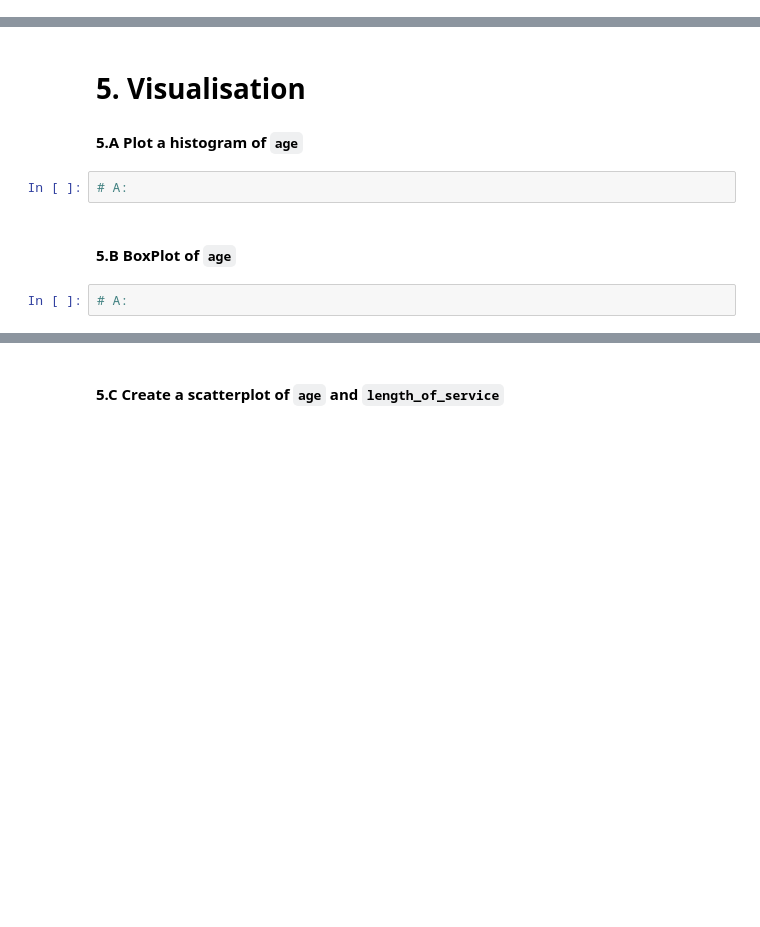
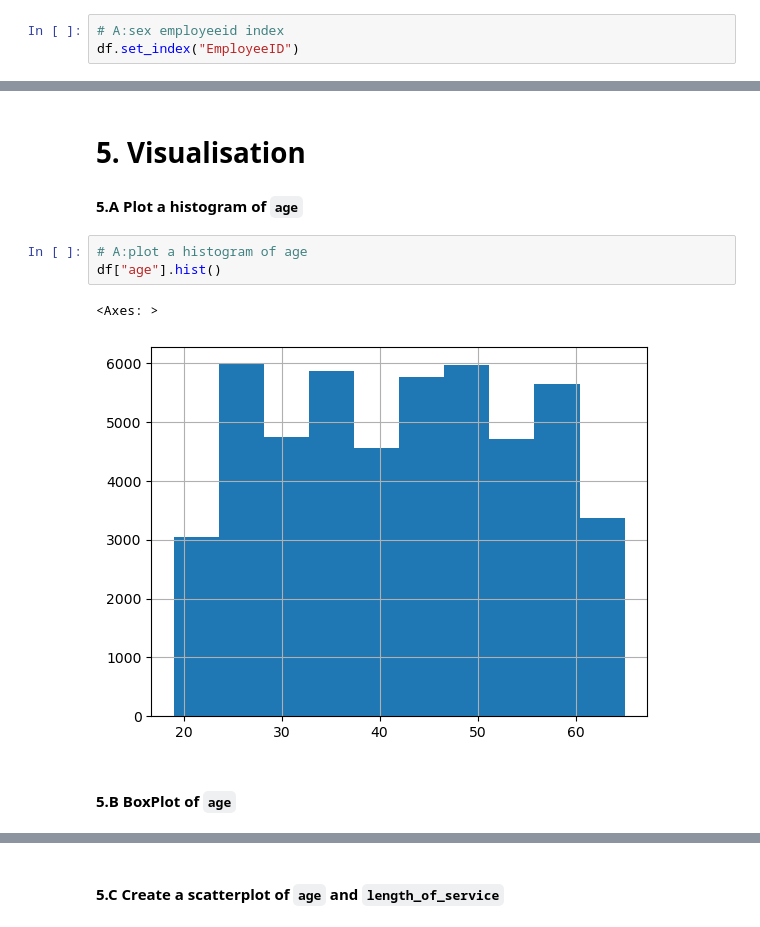
Before and after one commit to VeraLyu2022/iod, a Jupyter notebook: Module 1/Labs 1/IOD_Lab-1.2.2 Pandas.ipynb, the cells around one changed output, grey strips where cells are left out. Drawn from its saved outputs; the diff is of its cells as text; blank space fills up the shorter version.

```diff
--- a/Module 1/Labs 1/IOD_Lab-1.2.2 Pandas.ipynb
+++ b/Module 1/Labs 1/IOD_Lab-1.2.2 Pandas.ipynb
@@ -149,0 +221,3 @@ Find the count, mean, std, min, max of all columns of the dataframe
+# %%
+# A:sex employeeid index
+df.set_index("EmployeeID")
@@ -178,9 +353,11 @@ Find the count, mean, std, min, max of all columns of the dataframe
 
 
 #### 5.A Plot a histogram of `age`
-# %%
-# A:
+# %%
+# A:plot a histogram of age
+df["age"].hist()
+# %% [output]
+<Axes: >
+[figure, added]
 # %% [markdown]
 #### 5.B BoxPlot of `age`
-# %%
-# A:
```
Also changed, not shown: parts of 30 cells of this notebook.
